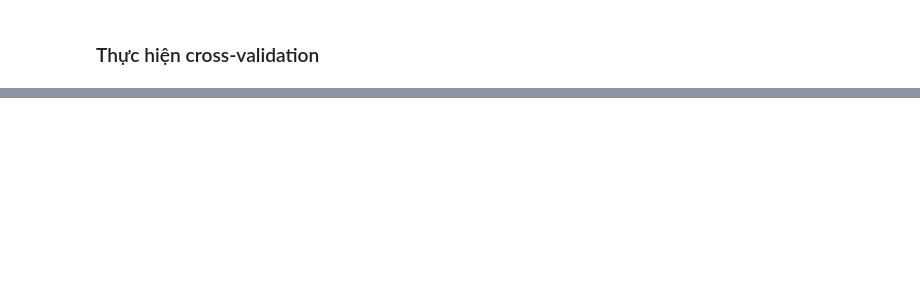
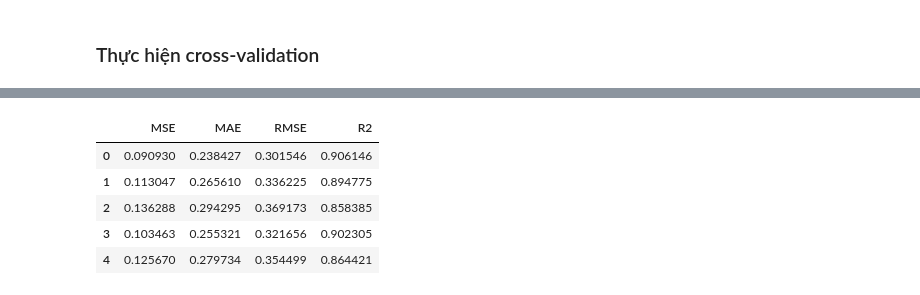
Before and after one commit to NATNgoc/PTDL-IE224, a Jupyter notebook: notebooks/3.1-ANN.modeling.ipynb, the cells around one changed output, grey strips where cells are left out. Cells and saved outputs as stored; diff of their text form; code cells hidden in the pictures; blank space fills up the shorter version.

Commit message:
feat(modeling/ANN): score table for modeling

```diff
--- a/notebooks/3.1-ANN.modeling.ipynb
+++ b/notebooks/3.1-ANN.modeling.ipynb
@@ -19,9 +19,9 @@ import pandas as pd
 from sklearn.model_selection import train_test_split
 raw_data = pd.read_csv("../data/processed/train_normalized.csv")
 train_data = raw_data.copy()
-important_features = ['Cholesterol', 'Blood_Glucose','Bone_Density', 'Vision', 'Hearing', 'Smoking_Current', 'Smoking_Former', 'Smoking_Never', 'Cognitive_Function', 'Systolic_BP', 'Diastolic_BP']
-train_data = train_data[important_features + ["Age"]]
-train_data.dtypes
+# important_features = ['Cholesterol', 'Blood_Glucose','Bone_Density', 'Vision', 'Hearing', 'Smoking_Current', 'Smoking_Former', 'Smoking_Never', 'Cognitive_Function', 'Systolic_BP', 'Diastolic_BP']
+# train_data = train_data[important_features + ["Age"]]
+# train_data.dtypes
 x = train_data.drop(columns=["Age"])
 y = train_data["Age"]
 x_train, x_test, y_train, y_test = train_test_split(
@@ -269,7 +269,7 @@ def train_model(model, xTrainTensor, yTrainTensor, optimizer, criterion, num_epo
 
     return model
 # %%
-from sklearn.model_selection import KFold
+from sklearn.model_selection import KFold, cross_val_score
 from sklearn.metrics import r2_score
 validateion_data = train_data.copy()
 x_validate = validateion_data.drop(columns=["Age"])
@@ -283,10 +283,10 @@ Y_tensor = torch.tensor(Y_numpy, dtype=torch.float32)
 
 # Thiết lập KFold
 kf = KFold(n_splits=5, shuffle=True, random_state=42)
-
 mse_scores = []
 mae_scores = []
 r2_scores = []
+rmse_scores = []
 i = 0
 for train_index, test_index in kf.split(X_tensor):
     X_train, X_test = X_tensor[train_index], X_tensor[test_index]
@@ -305,12 +305,17 @@ for train_index, test_index in kf.split(X_tensor):
         predictions = model(X_test).squeeze()
         mse = criterion(predictions, Y_test).item()
         mae_value = mae(predictions, Y_test).item()
-        r2 = r2_score(Y_test.numpy(), predictions.numpy())  # Tính R2
+        r2 = r2_score(Y_test.numpy(), predictions.numpy())
+        rmse = np.sqrt(mse)
         mse_scores.append(mse)
         mae_scores.append(mae_value)
+        rmse_scores.append(rmse)
         r2_scores.append(r2)
 # In kết quả trung bình của MSE và MAE
-print(f"Average Mean Squared Error (MSE): {np.mean(mse_scores):.4f}")
-print(f"Average Mean Absolute Error (MAE): {np.mean(mae_scores):.4f}")
-print(f"Average R-squared (R2): {np.mean(r2_scores):.4f}")
+mse_scores = pd.DataFrame(mse_scores , columns=['MSE'])
+mae_scores = pd.DataFrame(mae_scores , columns=['MAE'])
+rmse_scores = pd.DataFrame(rmse_scores, columns=['RMSE'])
+r2_scores = pd.DataFrame(r2_scores, columns=['R2'])
+score = pd.concat([mse_scores, mae_scores,rmse_scores, r2_scores], axis=1)
+score
 # %% [output]
@@ -324,0 +327,6 @@ Average R-squared (R2): 0.8940
+|  | MSE | MAE | RMSE | R2 |
+| 0 | 0.090930 | 0.238427 | 0.301546 | 0.906146 |
+| 1 | 0.113047 | 0.265610 | 0.336225 | 0.894775 |
+| 2 | 0.136288 | 0.294295 | 0.369173 | 0.858385 |
+| 3 | 0.103463 | 0.255321 | 0.321656 | 0.902305 |
+| 4 | 0.125670 | 0.279734 | 0.354499 | 0.864421 |
```
Also changed, not shown: parts of 8 cells of this notebook.
